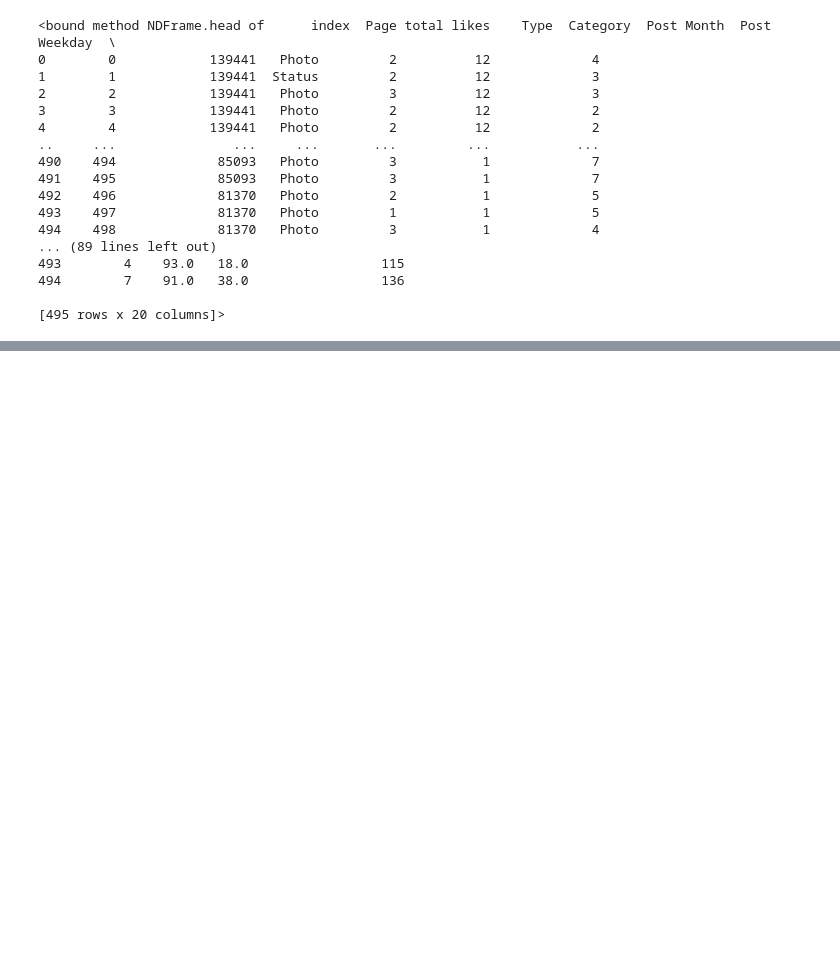
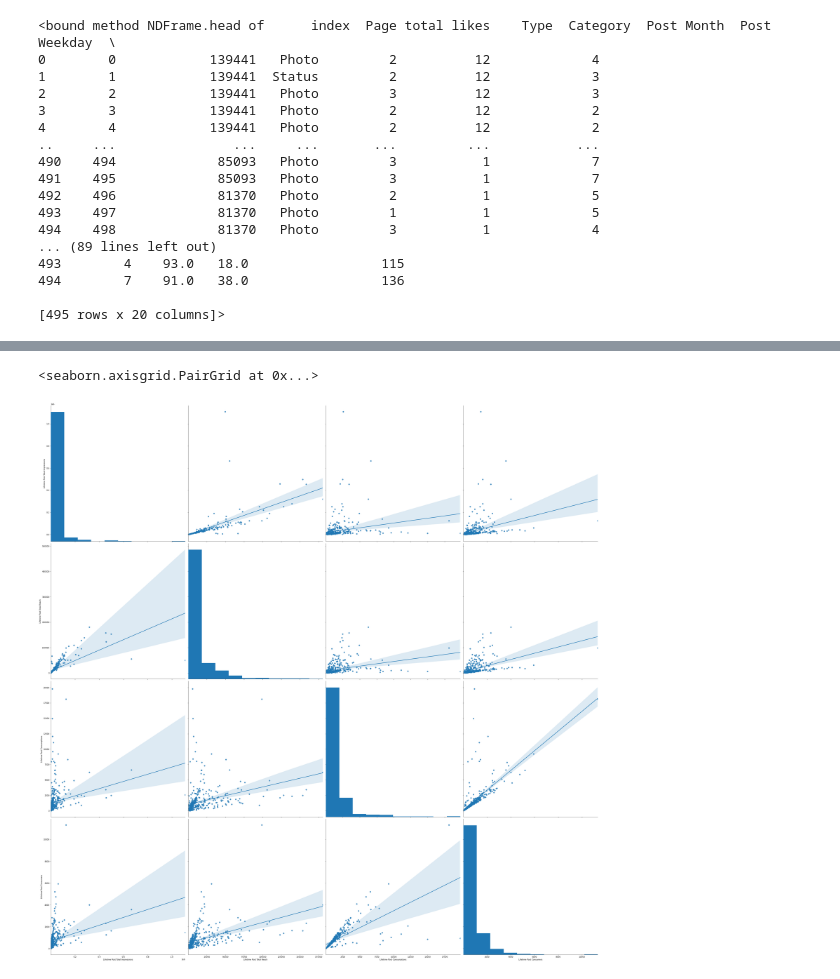
Before and after one commit to belisariomontesinos/INTRO-TO-DATA-ANALYSIS, a Jupyter notebook: facebook.ipynb, the cells around one changed output, grey strips where cells are left out. Cells and saved outputs as stored; diff of their text form; code cells hidden in the pictures; blank space fills up the shorter version.

```diff
--- a/facebook.ipynb
+++ b/facebook.ipynb
@@ -142,0 +161,6 @@ fb.head
+# %%
+sns.pairplot(fb[['Lifetime Post Total Impressions','Lifetime Post Total Reach','Lifetime Post Consumptions', 'Lifetime Post Consumers']],
+              height = 10, kind = 'reg')
+# %% [output]
+<seaborn.axisgrid.PairGrid at 0x...>
+[figure, added]
```
Also changed, not shown: parts of 4 cells of this notebook, 1 other file.
